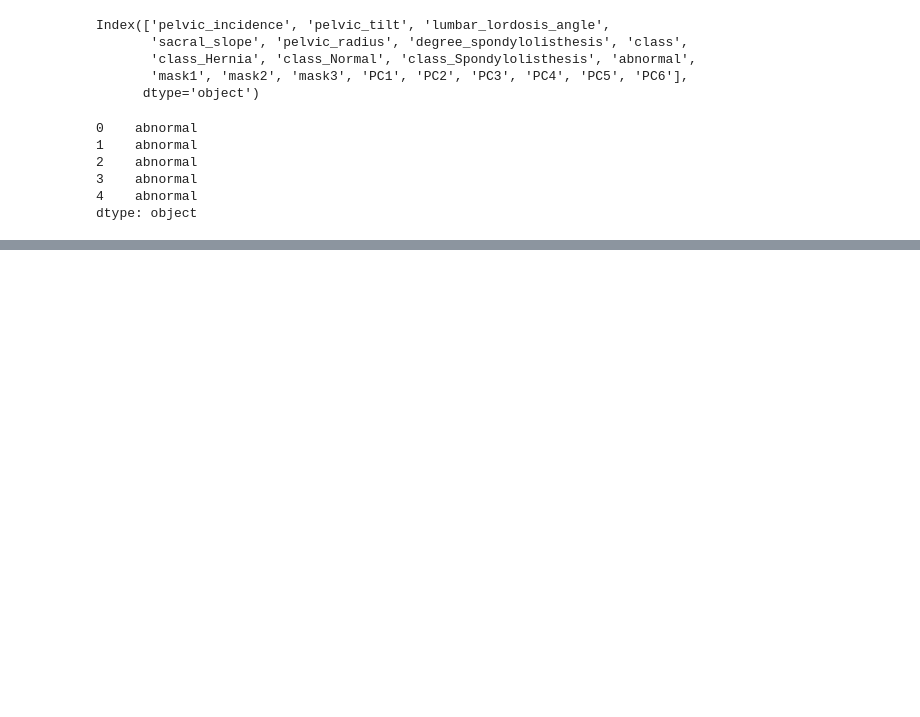
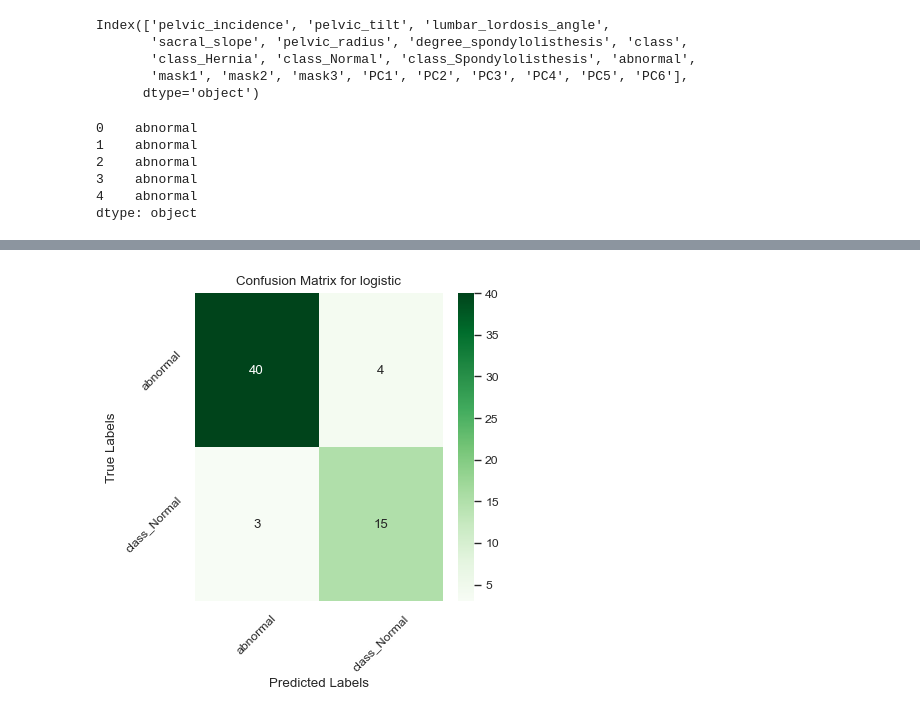
Before and after one commit to yusiGM/StrykerAI2024, a Jupyter notebook: Stryker_AI_Hackathon_YS.ipynb, the cells around one changed output, grey strips where cells are left out. Saved outputs shown, nothing was run; the diff lists cells and outputs as text; code cells hidden in the pictures; blank space fills up the shorter version.

```diff
--- a/Stryker_AI_Hackathon_YS.ipynb
+++ b/Stryker_AI_Hackathon_YS.ipynb
@@ -1115,0 +947,5 @@ It is interesting to see that the optimal parameters of logistic regression does
+# %%
+LR_binary = MLPipeline('logistic', df, 'f1_weighted')
+# %%
+LR_binarymodel, LR_binaryparamaters, LR_binaryscore = LR_binary.fit_model()
+LR_binaryclassification_rep, LR_binaryconf_matrix = LR_binary.evaluate_model(LR_binarymodel)
@@ -1115,0 +971,4 @@ It is interesting to see that the optimal parameters of logistic regression does
+# %%
+LR_binary.plot_confusion_matrix(LR_binaryconf_matrix)
+# %% [output]
+[figure, added]
```
Also changed, not shown: parts of 106 cells of this notebook.
